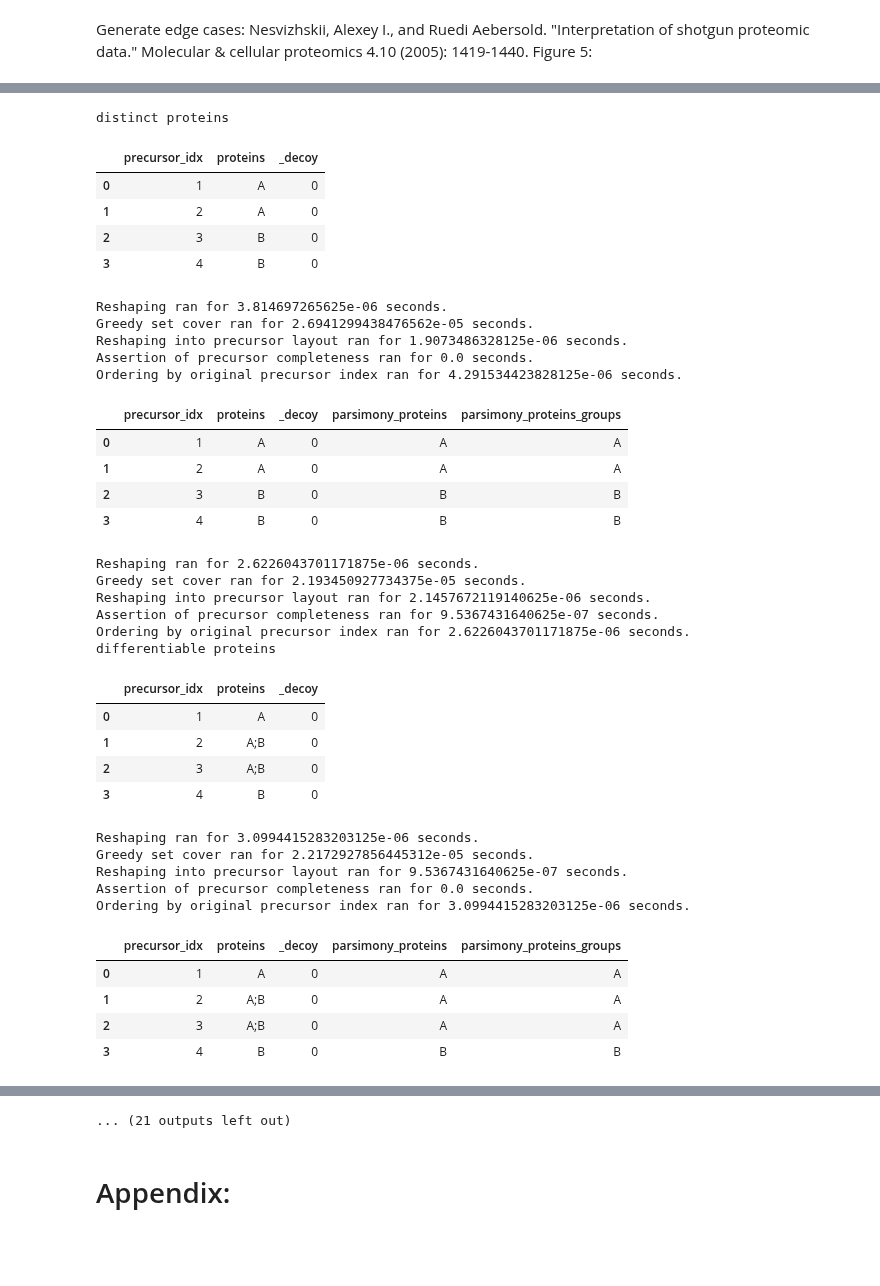
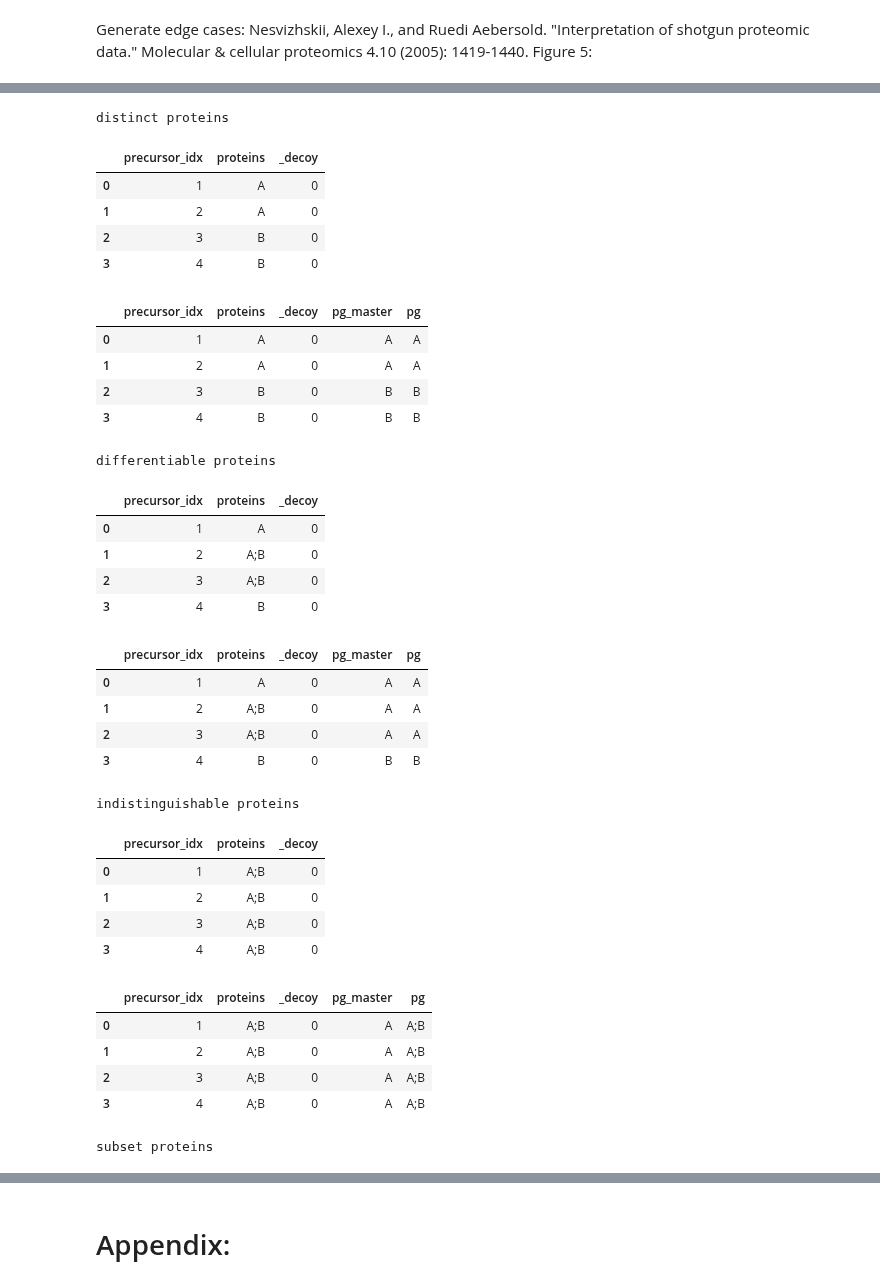
Before and after one commit to MannLabs/alphadia, a Jupyter notebook: nbs/debug/test_protein_grouping.ipynb, the cells around one changed output, grey strips where cells are left out. Cells and saved outputs as stored; diff of their text form; code cells hidden in the pictures; blank space fills up the shorter version.

```diff
--- a/nbs/debug/test_protein_grouping.ipynb
+++ b/nbs/debug/test_protein_grouping.ipynb
@@ -226,6 +223,6 @@ Ordering by original precursor index ran for 3.0994415283203125e-06 seconds.
 #test with alphadia data
 import pandas as pd
 psm = pd.read_csv("./../../../../data/alphadia_example_output/psm.tsv", sep = "\t")
-psm = perform_grouping(psm)
+psm = perform_grouping(psm, genes_or_proteins="genes")
 display(psm.head())
 # %% [output]
@@ -260,108 +246,105 @@ def test_grouping():
     print("distinct proteins")
     display(distinct_proteins)
     display(perform_grouping(distinct_proteins, genes_or_proteins = "proteins"))
-    assert perform_grouping(distinct_proteins, genes_or_proteins = "proteins").to_dict(orient = 'list') == {"precursor_idx":[1,2,3,4], "proteins":["A","A","B","B"], "_decoy":[0,0,0,0], "parsimony_proteins":["A","A","B","B"], "parsimony_proteins_groups":["A","A","B","B"]}
+    assert perform_grouping(distinct_proteins, genes_or_proteins = "proteins").to_dict(orient = 'list') == {"precursor_idx":[1,2,3,4], "proteins":["A","A","B","B"], "_decoy":[0,0,0,0], "pg_master":["A","A","B","B"], "pg":["A","A","B","B"]}
 
     #2. differentiable proteins: shared peptides go to one protein
     differentiable_proteins = pd.DataFrame({"precursor_idx": [1,2,3,4], "proteins": ["A", "A;B", "A;B", "B"], "_decoy": [0,0,0,0]})
     print("differentiable proteins")
     display(differentiable_proteins)
     display(perform_grouping(differentiable_proteins, genes_or_proteins = "proteins"))
-    assert perform_grouping(differentiable_proteins, genes_or_proteins = "proteins").to_dict(orient = 'list') == {"precursor_idx":[1,2,3,4], "proteins":["A", "A;B", "A;B", "B"], "_decoy":[0,0,0,0], "parsimony_proteins":["A","A","A","B"], "parsimony_proteins_groups":["A","A","A","B"]}
+    assert perform_grouping(differentiable_proteins, genes_or_proteins = "proteins").to_dict(orient = 'list') == {"precursor_idx":[1,2,3,4], "proteins":["A", "A;B", "A;B", "B"], "_decoy":[0,0,0,0], "pg_master":["A","A","A","B"], "pg":["A","A","A","B"]}
 
     #3. indistinguishable proteins: one is totally removed
     indistinguishable_proteins = pd.DataFrame({"precursor_idx": [1,2,3,4], "proteins": ["A;B", "A;B", "A;B", "A;B"], "_decoy": [0,0,0,0]})
     print("indistinguishable proteins")
     display(indistinguishable_proteins)
     display(perform_grouping(indistinguishable_proteins, genes_or_proteins = "proteins"))
-    assert perform_grouping(indistinguishable_proteins, genes_or_proteins = "proteins").to_dict(orient = 'list') == {"precursor_idx":[1,2,3,4], "proteins":["A;B", "A;B", "A;B", "A;B"], "_decoy":[0,0,0,0], "parsimony_proteins":["A","A","A","A"], "parsimony_proteins_groups":["A;B","A;B","A;B","A;B"]}
+    assert perform_grouping(indistinguishable_proteins, genes_or_proteins = "proteins").to_dict(orient = 'list') == {"precursor_idx":[1,2,3,4], "proteins":["A;B", "A;B", "A;B", "A;B"], "_decoy":[0,0,0,0], "pg_master":["A","A","A","A"], "pg":["A;B","A;B","A;B","A;B"]}
 
     #4. subset protein: subsetted protein is removed
     subset_proteins = pd.DataFrame({"precursor_idx": [1,2,3,4], "proteins": ["A", "A;B", "A;B", "A;B"], "_decoy": [0,0,0,0]})
     print("subset proteins")
     display(subset_proteins)
     display(perform_grouping(subset_proteins, genes_or_proteins = "proteins"))
-    assert perform_grouping(subset_proteins, genes_or_proteins = "proteins").to_dict(orient = 'list') == {"precursor_idx":[1,2,3,4], "proteins":["A", "A;B", "A;B", "A;B"], "_decoy":[0,0,0,0], "parsimony_proteins":["A","A","A","A"], "parsimony_proteins_groups":["A;B","A;B","A;B","A;B"]}
+    assert perform_grouping(subset_proteins, genes_or_proteins = "proteins").to_dict(orient = 'list') == {"precursor_idx":[1,2,3,4], "proteins":["A", "A;B", "A;B", "A;B"], "_decoy":[0,0,0,0], "pg_master":["A","A","A","A"], "pg":["A;B","A;B","A;B","A;B"]}
 
     #5. subsumable proteins --> there are two possible outcomes depending on whether one starts with the middle or either end of the chain
     subsumable_proteins = pd.DataFrame({"precursor_idx": [1,2,3,4], "proteins": ["A", "A;B", "B;C", "C"], "_decoy": [0,0,0,0]})
     print("subsumable proteins")
     display(subsumable_proteins)
     display(perform_grouping(subsumable_proteins, genes_or_proteins = "proteins"))
-    assert perform_grouping(subsumable_proteins, genes_or_proteins = "proteins").to_dict(orient = 'list') == {"precursor_idx":[1,2,3,4], "proteins":["A", "A;B", "B;C", "C"], "_decoy":[0,0,0,0], "parsimony_proteins":["A","A","C","C"], "parsimony_proteins_groups":["A","A","C;B","C;B"]}
+    assert perform_grouping(subsumable_proteins, genes_or_proteins = "proteins").to_dict(orient = 'list') == {"precursor_idx":[1,2,3,4], "proteins":["A", "A;B", "B;C", "C"], "_decoy":[0,0,0,0], "pg_master":["A","A","C","C"], "pg":["A","A","C;B","C;B"]}
 
     #6. a group of proteins identified by shared peptides only
     shared_only = pd.DataFrame({"precursor_idx": [1,2,3,4], "proteins": ["A;B", "A;B;C", "A;B;C", "A;C"], "_decoy": [0,0,0,0]})
     print("shared only")
     display(shared_only)
     display(perform_grouping(shared_only, genes_or_proteins = "proteins"))
-    assert perform_grouping(shared_only, genes_or_proteins = "proteins").to_dict(orient = 'list') == {"precursor_idx":[1,2,3,4], "proteins":["A;B", "A;B;C", "A;B;C", "A;C"], "_decoy":[0,0,0,0], "parsimony_proteins":["A","A","A","A"], "parsimony_proteins_groups":["A;B;C","A;B;C","A;B;C","A;B;C"]}
+    assert perform_grouping(shared_only, genes_or_proteins = "proteins").to_dict(orient = 'list') == {"precursor_idx":[1,2,3,4], "proteins":["A;B", "A;B;C", "A;B;C", "A;C"], "_decoy":[0,0,0,0], "pg_master":["A","A","A","A"], "pg":["A;B;C","A;B;C","A;B;C","A;B;C"]}
 
     #7. circular proteins
     circular = pd.DataFrame({"precursor_idx": [1,2,3,4], "proteins": ["A;B;C", "B;C;D", "C;D;E", "D;E;A"], "_decoy": [0,0,0,0]})
     print("circular")
     display(circular)
     display(perform_grouping(circular, genes_or_proteins = "proteins"))
-    assert perform_grouping(circular, genes_or_proteins = "proteins").to_dict(orient = 'list') == {"precursor_idx":[1,2,3,4], "proteins":["A;B;C", "B;C;D", "C;D;E", "D;E;A"], "_decoy":[0,0,0,0], "parsimony_proteins":["C","C","C","A"], "parsimony_proteins_groups":["C;B", "C;B", "C;B", "A;D;E"]}
+    assert perform_grouping(circular, genes_or_proteins = "proteins").to_dict(orient = 'list') == {"precursor_idx":[1,2,3,4], "proteins":["A;B;C", "B;C;D", "C;D;E", "D;E;A"], "_decoy":[0,0,0,0], "pg_master":["C","C","C","A"], "pg":["C;B", "C;B", "C;B", "A;D;E"]}
 
     #8. Complex example --> depending on which of the equivalent proteins P1 and P4 is chosen first, the grouping will be different
     complex_example = pd.DataFrame({"precursor_idx": [0,1,2,3], "proteins": ["P1;P2;P3;P4", "P1;P4", "P2", "P2;P5"], "_decoy": [0,0,0,0]})
     print("complex example")
     display(complex_example)
     display(perform_grouping(complex_example, genes_or_proteins = "proteins"))
-    assert perform_grouping(complex_example, genes_or_proteins = "proteins").to_dict(orient = 'list') == {"precursor_idx":[0,1,2,3], "proteins":["P1;P2;P3;P4", "P1;P4", "P2", "P2;P5"], "_decoy":[0,0,0,0], "parsimony_proteins":["P2", "P1", "P2", "P2"], "parsimony_proteins_groups":["P2;P3;P5","P1;P4","P2;P3;P5","P2;P3;P5"]}
+    assert perform_grouping(complex_example, genes_or_proteins = "proteins").to_dict(orient = 'list') == {"precursor_idx":[0,1,2,3], "proteins":["P1;P2;P3;P4", "P1;P4", "P2", "P2;P5"], "_decoy":[0,0,0,0], "pg_master":["P2", "P1", "P2", "P2"], "pg":["P2;P3;P5","P1;P4","P2;P3;P5","P2;P3;P5"]}
 
 test_grouping()
 
 #test with alphadia data
 def time_performance():
     import time
     psm = pd.read_csv("./../../../../data/alphadia_example_output/psm.tsv", sep = "\t")
     initial_shape = psm.shape
     start_time = time.time()
     psm = perform_grouping(psm)
     end_time = time.time()
     elapsed_time = end_time - start_time
     print(f"Grouping ran for {elapsed_time} seconds.")
     assert (initial_shape[0], initial_shape[1] + 2) == psm.shape
     assert elapsed_time < 10
 
 time_performance()
 # %% [output]
 distinct proteins
 |  | precursor_idx | proteins | _decoy |
 | 0 | 1 | A | 0 |
 | 1 | 2 | A | 0 |
 | 2 | 3 | B | 0 |
 | 3 | 4 | B | 0 |
+|  | precursor_idx | proteins | _decoy | pg_master | pg |
+| 0 | 1 | A | 0 | A | A |
+| 1 | 2 | A | 0 | A | A |
+| 2 | 3 | B | 0 | B | B |
+| 3 | 4 | B | 0 | B | B |
-Reshaping ran for 3.814697265625e-06 seconds.
-Greedy set cover ran for 2.6941299438476562e-05 seconds.
-Reshaping into precursor layout ran for 1.9073486328125e-06 seconds.
-Assertion of precursor completeness ran for 0.0 seconds.
-Ordering by original precursor index ran for 4.291534423828125e-06 seconds.
+differentiable proteins
-|  | precursor_idx | proteins | _decoy | parsimony_proteins | parsimony_proteins_groups |
-| 0 | 1 | A | 0 | A | A |
-| 1 | 2 | A | 0 | A | A |
-| 2 | 3 | B | 0 | B | B |
-| 3 | 4 | B | 0 | B | B |
+|  | precursor_idx | proteins | _decoy |
+| 0 | 1 | A | 0 |
+| 1 | 2 | A;B | 0 |
+| 2 | 3 | A;B | 0 |
+| 3 | 4 | B | 0 |
+|  | precursor_idx | proteins | _decoy | pg_master | pg |
+| 0 | 1 | A | 0 | A | A |
+| 1 | 2 | A;B | 0 | A | A |
+| 2 | 3 | A;B | 0 | A | A |
+| 3 | 4 | B | 0 | B | B |
-Reshaping ran for 2.6226043701171875e-06 seconds.
-Greedy set cover ran for 2.193450927734375e-05 seconds.
-Reshaping into precursor layout ran for 2.1457672119140625e-06 seconds.
-Assertion of precursor completeness ran for 9.5367431640625e-07 seconds.
-Ordering by original precursor index ran for 2.6226043701171875e-06 seconds.
-differentiable proteins
+indistinguishable proteins
-|  | precursor_idx | proteins | _decoy |
-| 0 | 1 | A | 0 |
-| 1 | 2 | A;B | 0 |
-| 2 | 3 | A;B | 0 |
-| 3 | 4 | B | 0 |
+|  | precursor_idx | proteins | _decoy |
+| 0 | 1 | A;B | 0 |
+| 1 | 2 | A;B | 0 |
+| 2 | 3 | A;B | 0 |
+| 3 | 4 | A;B | 0 |
+|  | precursor_idx | proteins | _decoy | pg_master | pg |
+| 0 | 1 | A;B | 0 | A | A;B |
+| 1 | 2 | A;B | 0 | A | A;B |
+| 2 | 3 | A;B | 0 | A | A;B |
+| 3 | 4 | A;B | 0 | A | A;B |
-Reshaping ran for 3.0994415283203125e-06 seconds.
-Greedy set cover ran for 2.2172927856445312e-05 seconds.
-Reshaping into precursor layout ran for 9.5367431640625e-07 seconds.
-Assertion of precursor completeness ran for 0.0 seconds.
-Ordering by original precursor index ran for 3.0994415283203125e-06 seconds.
+subset proteins
-|  | precursor_idx | proteins | _decoy | parsimony_proteins | parsimony_proteins_groups |
-| 0 | 1 | A | 0 | A | A |
-| 1 | 2 | A;B | 0 | A | A |
-| 2 | 3 | A;B | 0 | A | A |
-| 3 | 4 | B | 0 | B | B |
@@ -389,4 +362,3 @@ Ordering by original precursor index ran for 2.86102294921875e-06 seconds.
-... (21 outputs left out)
 # %% [markdown]
 # Appendix:
 # %%
```
Also changed, not shown: parts of 7 cells of this notebook, 2 other files.
